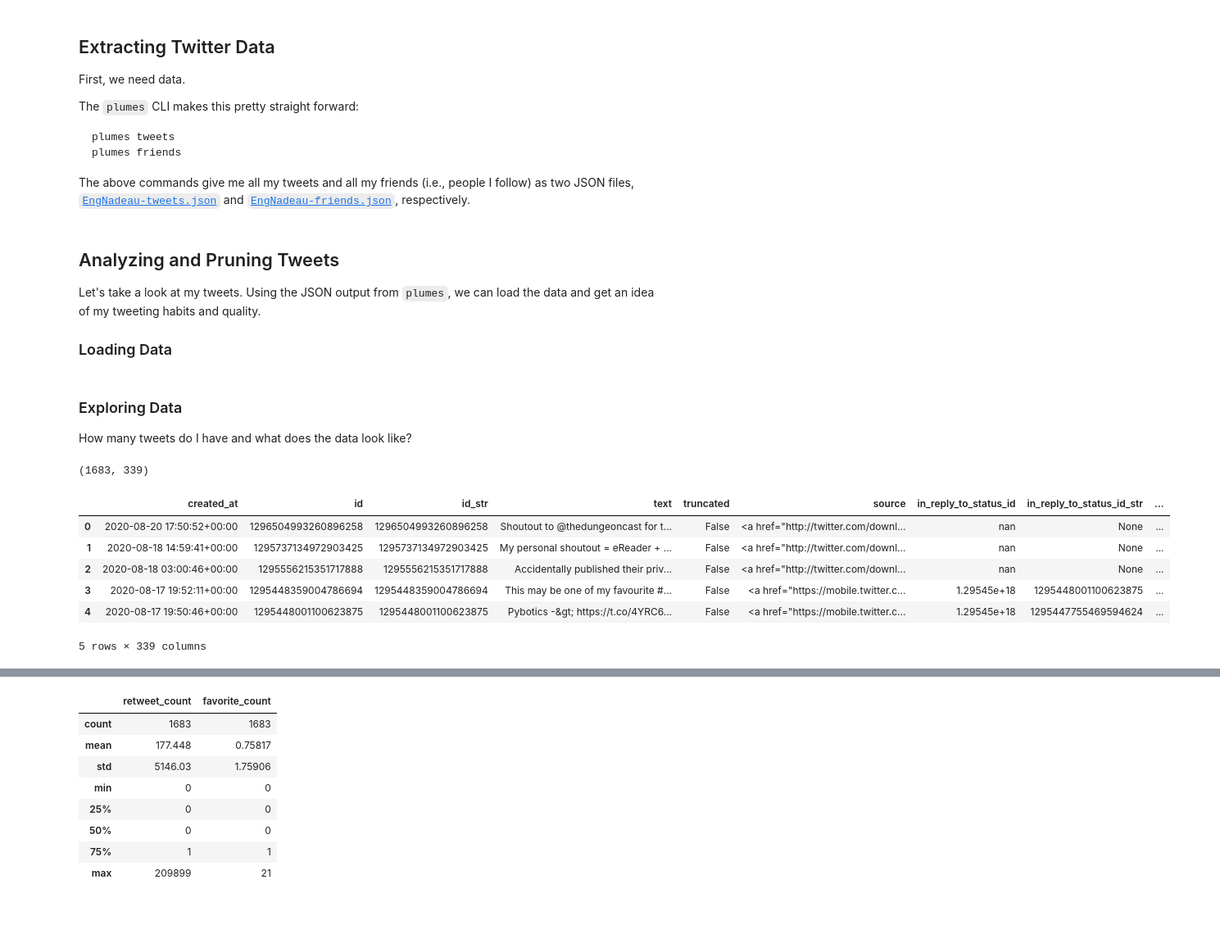
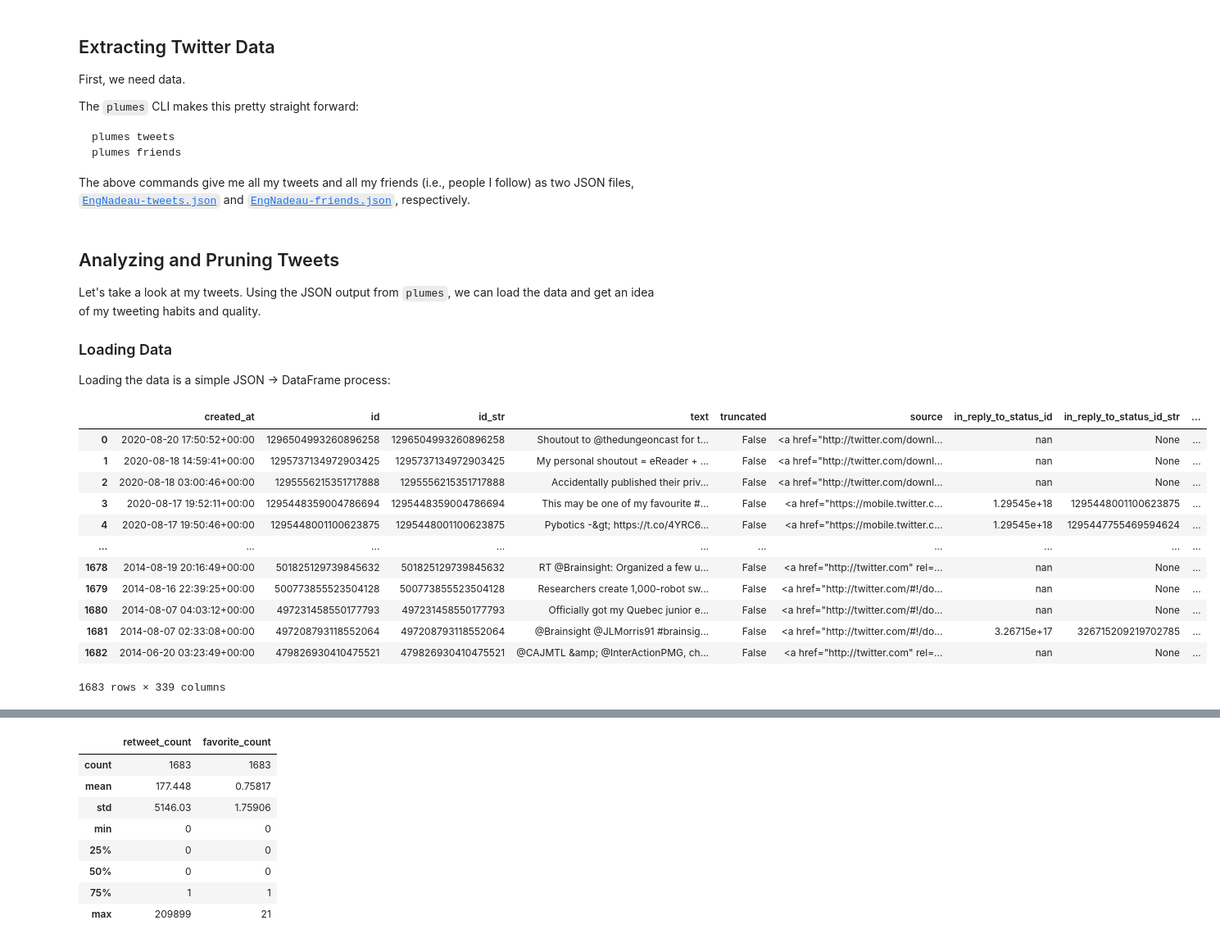
Before and after one commit to nnadeau/academic-kickstart, a Jupyter notebook: content/post/2020/8/evaluating-twitter-with-plumes/index.ipynb, the cells around one changed output, grey strips where cells are left out. Shown at 82% size. Cells and saved outputs as stored; diff of their text form; code cells hidden in the pictures; blank space fills up the shorter version.

```diff
--- a/content/post/2020/8/evaluating-twitter-with-plumes/index.ipynb
+++ b/content/post/2020/8/evaluating-twitter-with-plumes/index.ipynb
@@ -51,39 +52,39 @@ Let's take a look at my tweets.
 Using the JSON output from `plumes`, we can load the data and get an idea of my tweeting habits and quality.
 
 ### Loading Data
+
+Loading the data is a simple JSON -> DataFrame process:
 # %%
 import json
 from pathlib import Path
 import pandas as pd
 
 # nicer pandas float formatting
-pd.options.display.float_format = '{:g}'.format
+pd.options.display.float_format = "{:g}".format
 
 # load data
 path = Path("EngNadeau-tweets.json")
 with open(path) as f:
     data = json.load(f)
 
 # convert to pandas dataframe
 df = pd.json_normalize(data).pipe(
     lambda x: x.assign(**{"created_at": pd.to_datetime(x["created_at"])})
 )
+
+df
+# %% [output]
+|  | created_at | id | id_str | text | truncated | source | in_reply_to_status_id | in_reply_to_status_id_str | ... |
+| 0 | 2020-08-20 17:50:52+00:00 | 1296504993260896258 | 1296504993260896258 | Shoutout to @thedungeoncast for t... | False | <a href="http://twitter.com/downl... | nan | None | ... |
+| 1 | 2020-08-18 14:59:41+00:00 | 1295737134972903425 | 1295737134972903425 | My personal shoutout = eReader + ... | False | <a href="http://twitter.com/downl... | nan | None | ... |
+| 2 | 2020-08-18 03:00:46+00:00 | 1295556215351717888 | 1295556215351717888 | Accidentally published their priv... | False | <a href="http://twitter.com/downl... | nan | None | ... |
+| 3 | 2020-08-17 19:52:11+00:00 | 1295448359004786694 | 1295448359004786694 | This may be one of my favourite #... | False | <a href="https://mobile.twitter.c... | 1.29545e+18 | 1295448001100623875 | ... |
+| 4 | 2020-08-17 19:50:46+00:00 | 1295448001100623875 | 1295448001100623875 | Pybotics -&gt; https://t.co/4YRC6... | False | <a href="https://mobile.twitter.c... | 1.29545e+18 | 1295447755469594624 | ... |
+| ... | ... | ... | ... | ... | ... | ... | ... | ... | ... |
+| 1678 | 2014-08-19 20:16:49+00:00 | 501825129739845632 | 501825129739845632 | RT @Brainsight: Organized a few u... | False | <a href="http://twitter.com" rel=... | nan | None | ... |
+| 1679 | 2014-08-16 22:39:25+00:00 | 500773855523504128 | 500773855523504128 | Researchers create 1,000-robot sw... | False | <a href="http://twitter.com/#!/do... | nan | None | ... |
+| 1680 | 2014-08-07 04:03:12+00:00 | 497231458550177793 | 497231458550177793 | Officially got my Quebec junior e... | False | <a href="http://twitter.com/#!/do... | nan | None | ... |
+| 1681 | 2014-08-07 02:33:08+00:00 | 497208793118552064 | 497208793118552064 | @Brainsight @JLMorris91 #brainsig... | False | <a href="http://twitter.com/#!/do... | 3.26715e+17 | 326715209219702785 | ... |
+| 1682 | 2014-06-20 03:23:49+00:00 | 479826930410475521 | 479826930410475521 | @CAJMTL &amp; @InterActionPMG, ch... | False | <a href="http://twitter.com" rel=... | nan | None | ... |
+1683 rows × 339 columns
-# %% [markdown]
-### Exploring Data
-
-How many tweets do I have and what does the data look like?
-# %%
-df.shape
-# %% [output]
-(1683, 339)
-# %%
-df.head()
-# %% [output]
-|  | created_at | id | id_str | text | truncated | source | in_reply_to_status_id | in_reply_to_status_id_str | ... |
-| 0 | 2020-08-20 17:50:52+00:00 | 1296504993260896258 | 1296504993260896258 | Shoutout to @thedungeoncast for t... | False | <a href="http://twitter.com/downl... | nan | None | ... |
-| 1 | 2020-08-18 14:59:41+00:00 | 1295737134972903425 | 1295737134972903425 | My personal shoutout = eReader + ... | False | <a href="http://twitter.com/downl... | nan | None | ... |
-| 2 | 2020-08-18 03:00:46+00:00 | 1295556215351717888 | 1295556215351717888 | Accidentally published their priv... | False | <a href="http://twitter.com/downl... | nan | None | ... |
-| 3 | 2020-08-17 19:52:11+00:00 | 1295448359004786694 | 1295448359004786694 | This may be one of my favourite #... | False | <a href="https://mobile.twitter.c... | 1.29545e+18 | 1295448001100623875 | ... |
-| 4 | 2020-08-17 19:50:46+00:00 | 1295448001100623875 | 1295448001100623875 | Pybotics -&gt; https://t.co/4YRC6... | False | <a href="https://mobile.twitter.c... | 1.29545e+18 | 1295447755469594624 | ... |
-5 rows × 339 columns
 # %% [markdown]
```
Also changed, not shown: parts of 10 cells of this notebook.
